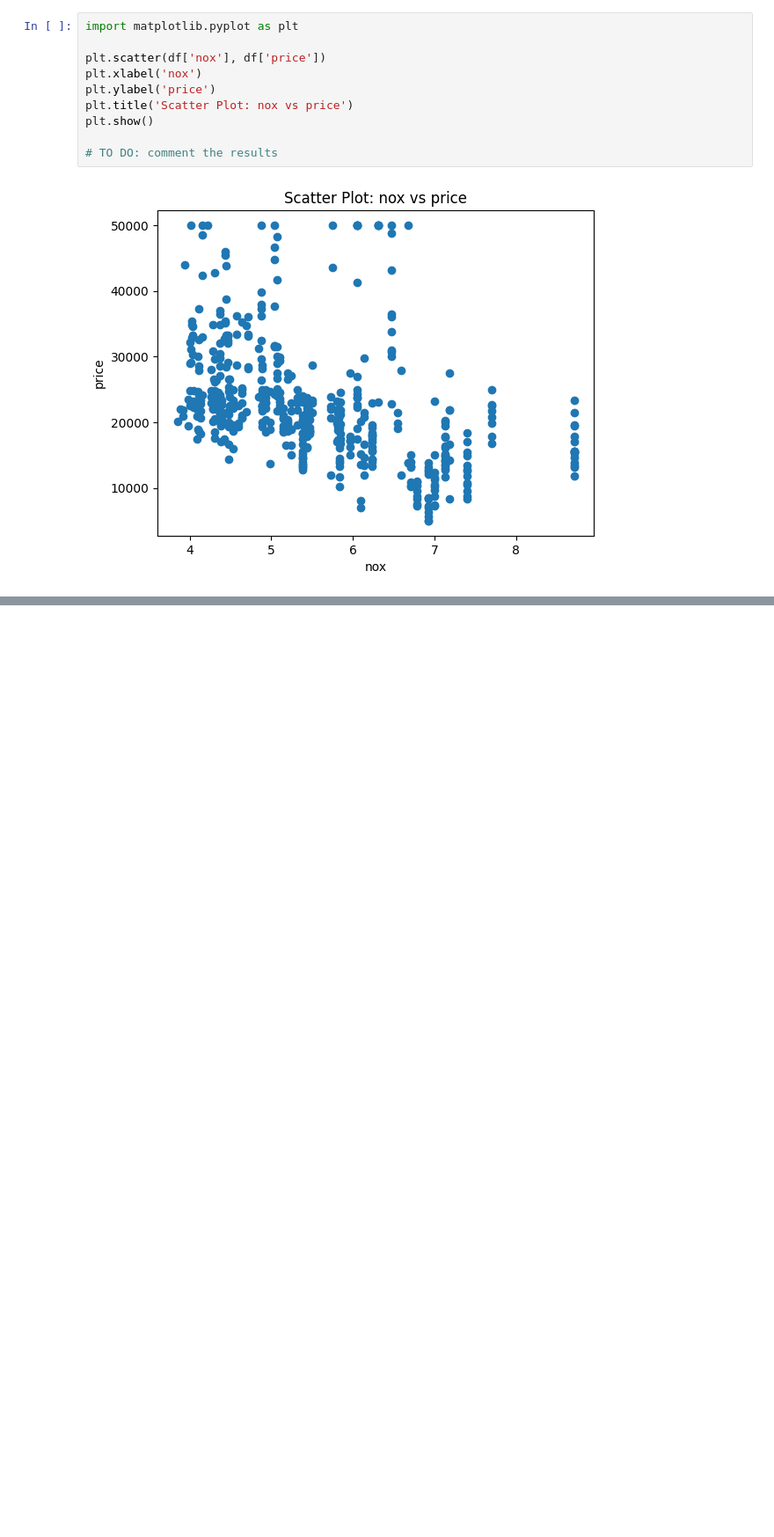
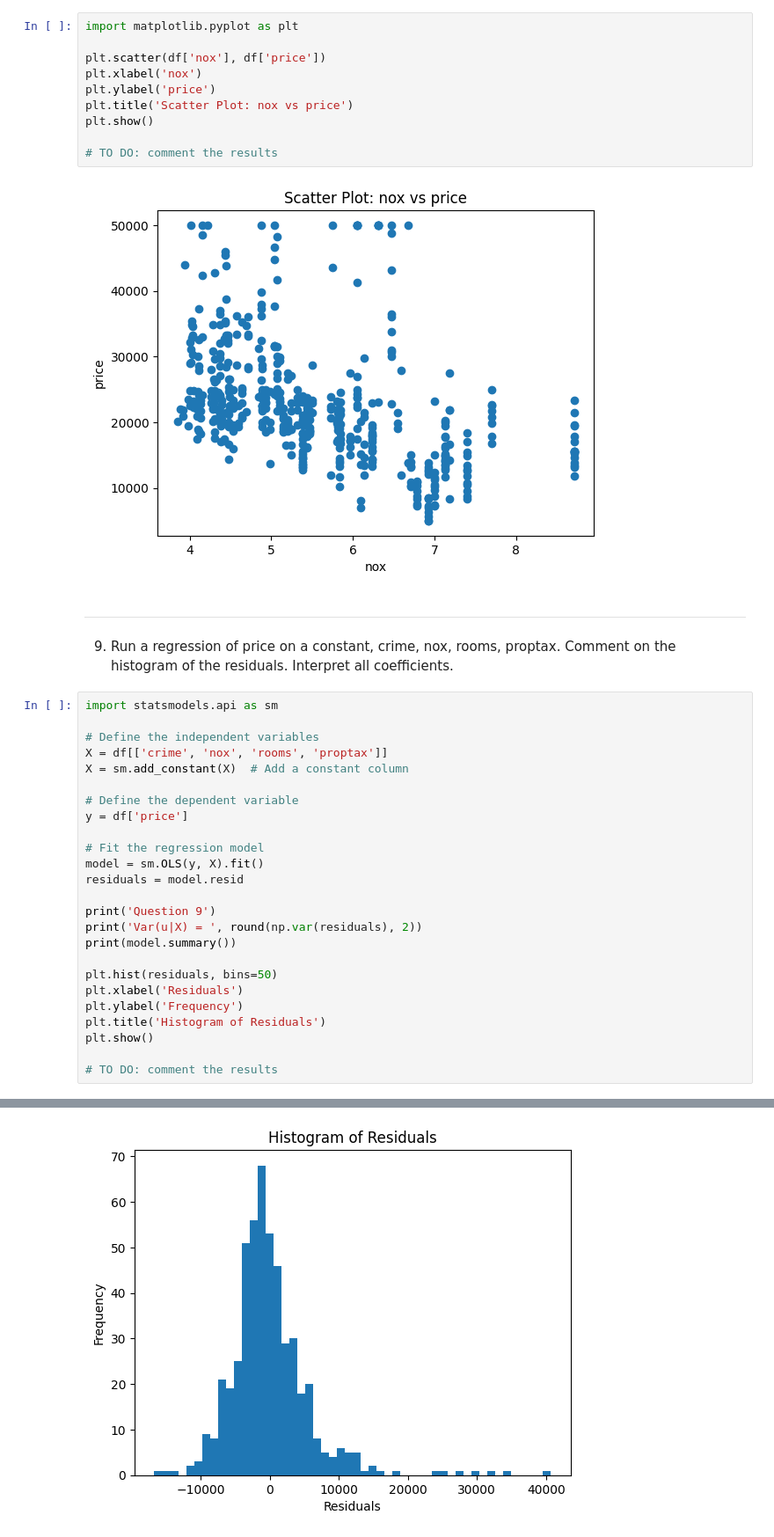
Before and after one commit to joaomelga/MODS202-project, a Jupyter notebook: mods202-project.ipynb, the cells around one changed output, grey strips where cells are left out. Shown: that part at 88% size. Drawn from its saved outputs; the diff is of its cells as text; blank space fills up the shorter version.

```diff
--- a/mods202-project.ipynb
+++ b/mods202-project.ipynb
@@ -295,3 +322,32 @@ plt.show()
 # TO DO: comment the results
 # %% [output]
 [figure]
+# %% [markdown]
+---
+9. Run a regression of price on a constant, crime, nox, rooms, proptax. Comment on the histogram of the residuals. Interpret all coefficients.
+# %%
+import statsmodels.api as sm
+
+# Define the independent variables
+X = df[['crime', 'nox', 'rooms', 'proptax']]
+X = sm.add_constant(X)  # Add a constant column
+
+# Define the dependent variable
+y = df['price']
+
+# Fit the regression model
+model = sm.OLS(y, X).fit()
+residuals = model.resid
+
+print('Question 9')
+print('Var(u|X) = ', round(np.var(residuals), 2))
+print(model.summary())
+
+plt.hist(residuals, bins=50)
+plt.xlabel('Residuals')
+plt.ylabel('Frequency')
+plt.title('Histogram of Residuals')
+plt.show()
+
+# TO DO: comment the results
+# %% [output]
@@ -298 +371,2 @@ plt.show()
+[figure, added]
 # %% [markdown]
```
Also changed, not shown: parts of 22 cells of this notebook.
